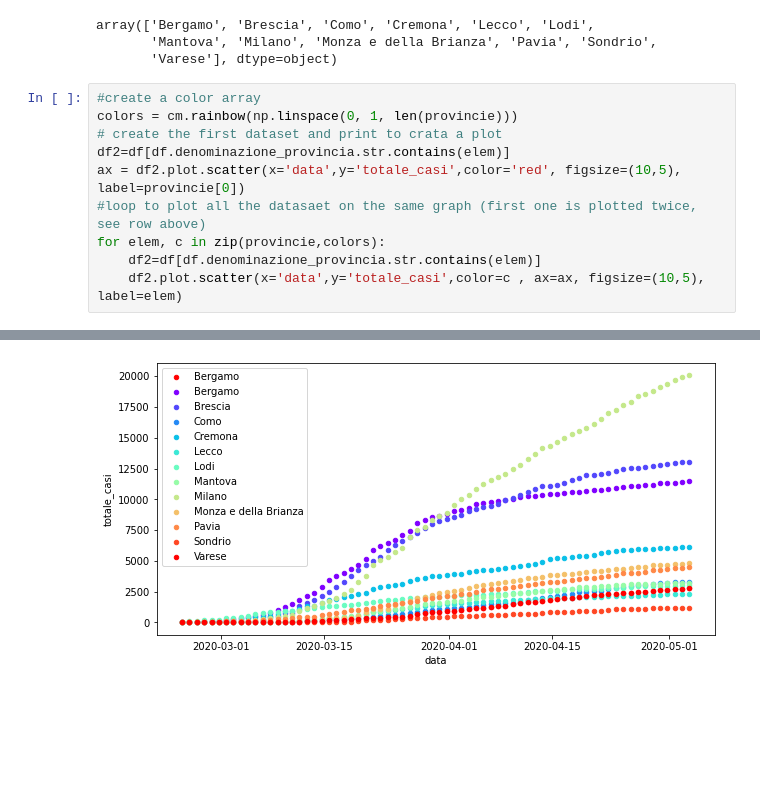
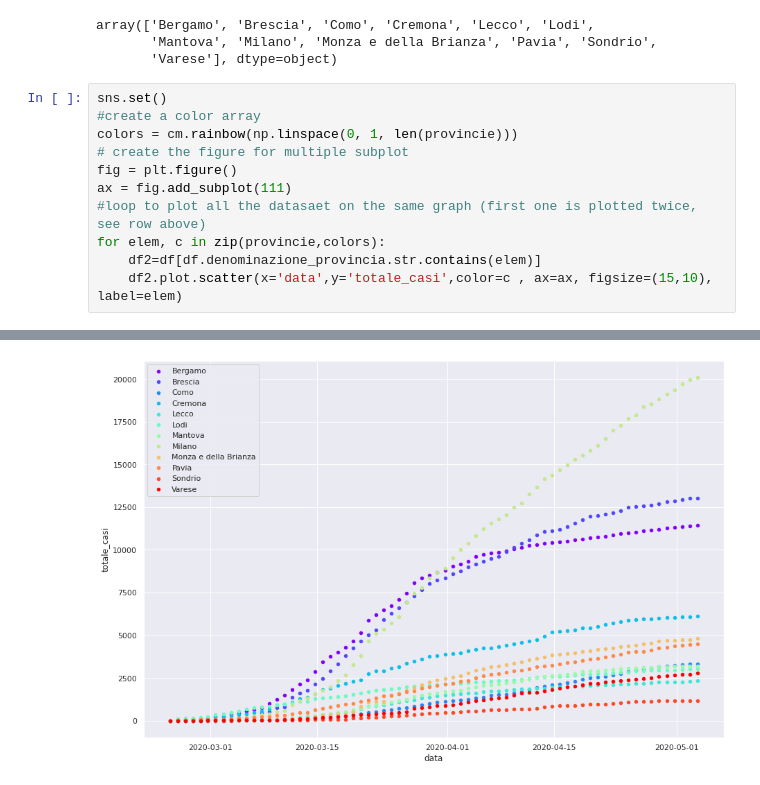
Before and after one commit to fsona/covidoutbreak, a Jupyter notebook: Covid_trend.ipynb, the cells around one changed output, grey strips where cells are left out. Saved outputs shown, nothing was run; the diff lists cells and outputs as text; blank space fills up the shorter version.

```diff
--- a/Covid_trend.ipynb
+++ b/Covid_trend.ipynb
@@ -42,26 +35,27 @@ array(['Bergamo', 'Brescia', 'Como', 'Cremona', 'Lecco', 'Lodi',
        'Mantova', 'Milano', 'Monza e della Brianza', 'Pavia', 'Sondrio',
        'Varese'], dtype=object)
 # %%
+sns.set()
 #create a color array
 colors = cm.rainbow(np.linspace(0, 1, len(provincie)))
-# create the first dataset and print to crata a plot
-df2=df[df.denominazione_provincia.str.contains(elem)]
-ax = df2.plot.scatter(x='data',y='totale_casi',color='red', figsize=(10,5), label=provincie[0])
+# create the figure for multiple subplot
+fig = plt.figure()
+ax = fig.add_subplot(111)
 #loop to plot all the datasaet on the same graph (first one is plotted twice, see row above)
 for elem, c in zip(provincie,colors):
     df2=df[df.denominazione_provincia.str.contains(elem)]
-    df2.plot.scatter(x='data',y='totale_casi',color=c , ax=ax, figsize=(10,5), label=elem)
+    df2.plot.scatter(x='data',y='totale_casi',color=c , ax=ax, figsize=(15,10), label=elem)
 # %% [output]
 'c' argument looks like a single numeric RGB or RGBA sequence, which should be avoided as value-mapping will have precedence in case its length matches with 'x' & 'y'.  Please use a 2-D array with a s ...
 'c' argument looks like a single numeric RGB or RGBA sequence, which should be avoided as value-mapping will have precedence in case its length matches with 'x' & 'y'.  Please use a 2-D array with a s ...
 'c' argument looks like a single numeric RGB or RGBA sequence, which should be avoided as value-mapping will have precedence in case its length matches with 'x' & 'y'.  Please use a 2-D array with a s ...
 'c' argument looks like a single numeric RGB or RGBA sequence, which should be avoided as value-mapping will have precedence in case its length matches with 'x' & 'y'.  Please use a 2-D array with a s ...
 'c' argument looks like a single numeric RGB or RGBA sequence, which should be avoided as value-mapping will have precedence in case its length matches with 'x' & 'y'.  Please use a 2-D array with a s ...
 'c' argument looks like a single numeric RGB or RGBA sequence, which should be avoided as value-mapping will have precedence in case its length matches with 'x' & 'y'.  Please use a 2-D array with a s ...
 'c' argument looks like a single numeric RGB or RGBA sequence, which should be avoided as value-mapping will have precedence in case its length matches with 'x' & 'y'.  Please use a 2-D array with a s ...
 'c' argument looks like a single numeric RGB or RGBA sequence, which should be avoided as value-mapping will have precedence in case its length matches with 'x' & 'y'.  Please use a 2-D array with a s ...
 'c' argument looks like a single numeric RGB or RGBA sequence, which should be avoided as value-mapping will have precedence in case its length matches with 'x' & 'y'.  Please use a 2-D array with a s ...
 'c' argument looks like a single numeric RGB or RGBA sequence, which should be avoided as value-mapping will have precedence in case its length matches with 'x' & 'y'.  Please use a 2-D array with a s ...
 'c' argument looks like a single numeric RGB or RGBA sequence, which should be avoided as value-mapping will have precedence in case its length matches with 'x' & 'y'.  Please use a 2-D array with a s ...
 'c' argument looks like a single numeric RGB or RGBA sequence, which should be avoided as value-mapping will have precedence in case its length matches with 'x' & 'y'.  Please use a 2-D array with a s ...
-[figure, old version]
+[figure, new version]
```
Also changed, not shown: parts of 2 cells of this notebook.
